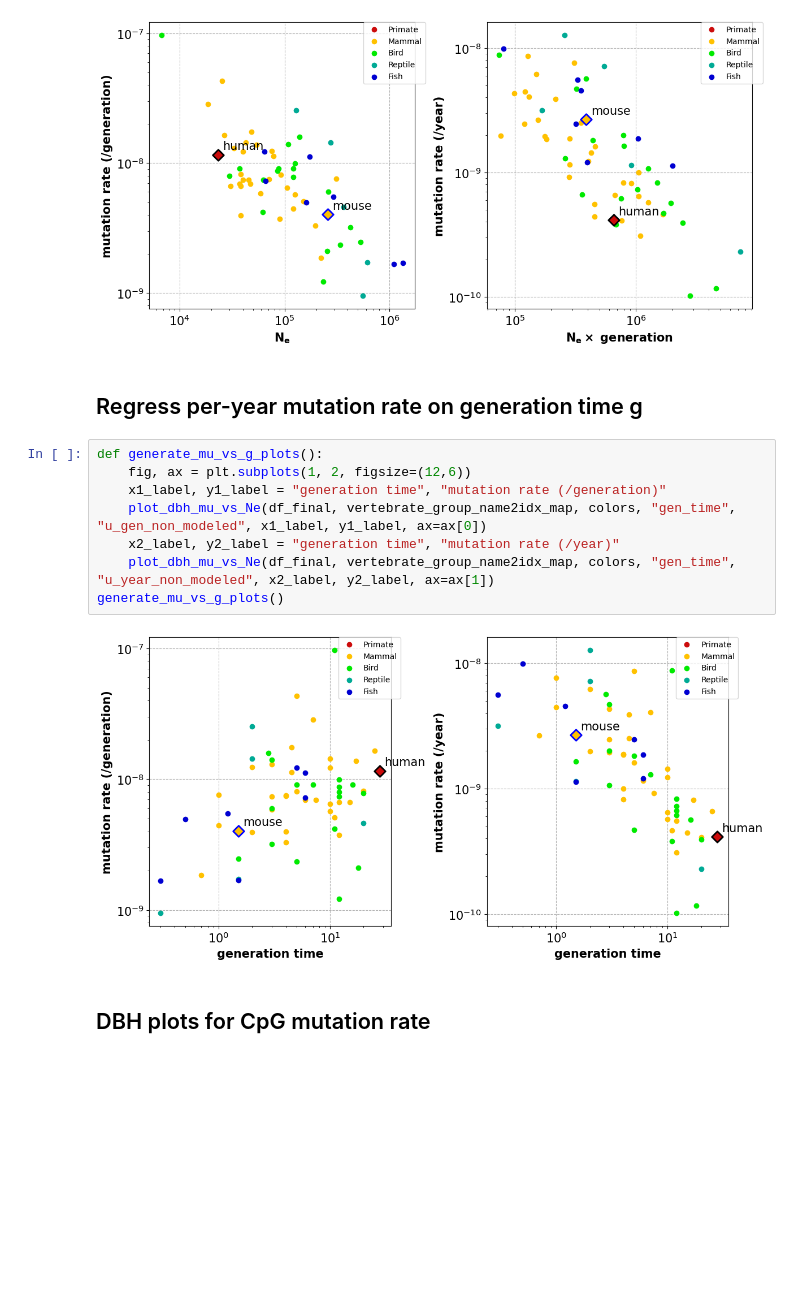
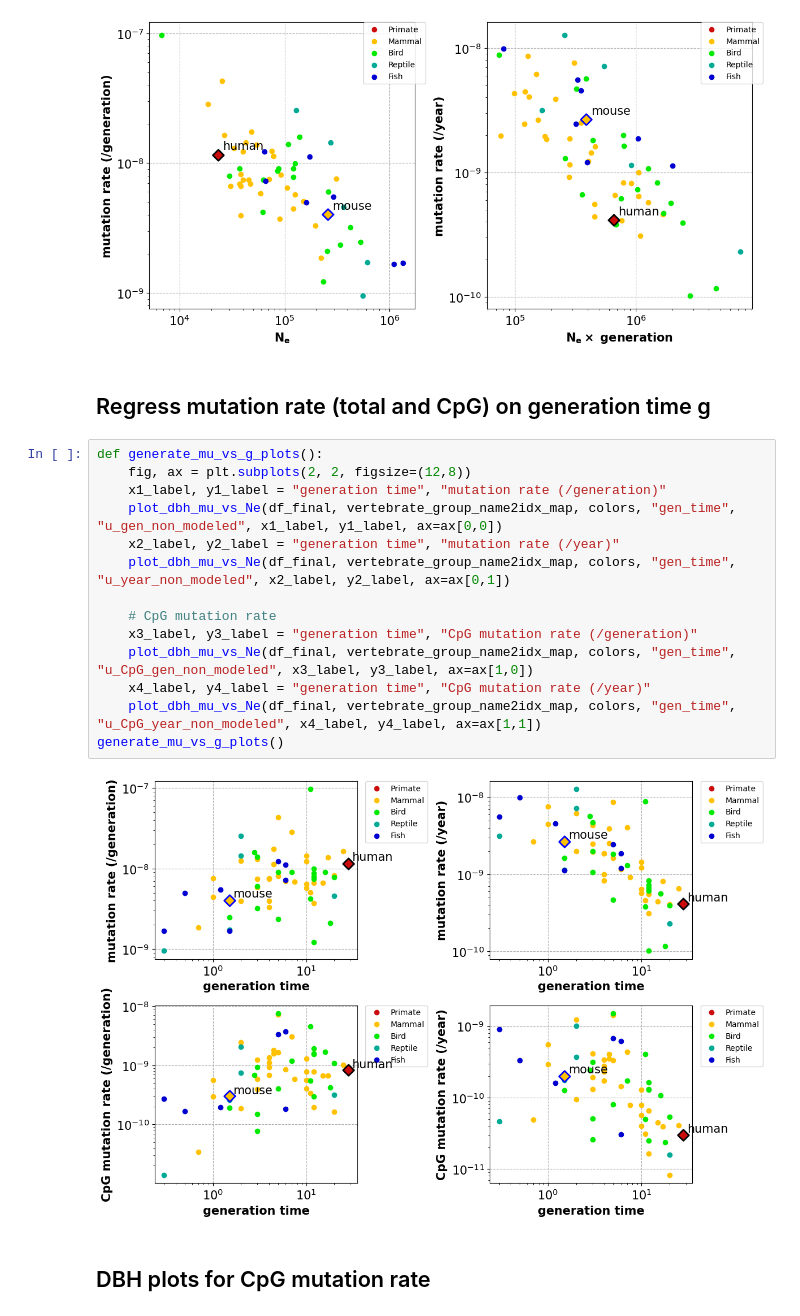
Before and after one commit to harrispopgen/clocklike-DBH, a Jupyter notebook: DBH_bergeron_data.ipynb, the cells around one changed output. Cells and saved outputs as stored; diff of their text form; blank space fills up the shorter version.

Commit message:
plotted CpG mutation rate vs g

```diff
--- a/DBH_bergeron_data.ipynb
+++ b/DBH_bergeron_data.ipynb
@@ -175,17 +175,23 @@ generate_dbh_plot_overall_mutation_rate()
 # %% [output]
 [figure]
 # %% [markdown]
-## Regress per-year mutation rate on generation time g
+## Regress mutation rate (total and CpG) on generation time g
 # %%
 def generate_mu_vs_g_plots():
-    fig, ax = plt.subplots(1, 2, figsize=(12,6))
+    fig, ax = plt.subplots(2, 2, figsize=(12,8))
     x1_label, y1_label = "generation time", "mutation rate (/generation)"
-    plot_dbh_mu_vs_Ne(df_final, vertebrate_group_name2idx_map, colors, "gen_time", "u_gen_non_modeled", x1_label, y1_label, ax=ax[0])
+    plot_dbh_mu_vs_Ne(df_final, vertebrate_group_name2idx_map, colors, "gen_time", "u_gen_non_modeled", x1_label, y1_label, ax=ax[0,0])
     x2_label, y2_label = "generation time", "mutation rate (/year)"
-    plot_dbh_mu_vs_Ne(df_final, vertebrate_group_name2idx_map, colors, "gen_time", "u_year_non_modeled", x2_label, y2_label, ax=ax[1])
+    plot_dbh_mu_vs_Ne(df_final, vertebrate_group_name2idx_map, colors, "gen_time", "u_year_non_modeled", x2_label, y2_label, ax=ax[0,1])
+
+    # CpG mutation rate
+    x3_label, y3_label = "generation time", "CpG mutation rate (/generation)"
+    plot_dbh_mu_vs_Ne(df_final, vertebrate_group_name2idx_map, colors, "gen_time", "u_CpG_gen_non_modeled", x3_label, y3_label, ax=ax[1,0])
+    x4_label, y4_label = "generation time", "CpG mutation rate (/year)"
+    plot_dbh_mu_vs_Ne(df_final, vertebrate_group_name2idx_map, colors, "gen_time", "u_CpG_year_non_modeled", x4_label, y4_label, ax=ax[1,1])
 generate_mu_vs_g_plots()
 # %% [output]
-[figure, old version]
+[figure, new version]
 # %% [markdown]
 ## DBH plots for CpG mutation rate
 # %%
```
Also changed, not shown: parts of 1 cell of this notebook.
